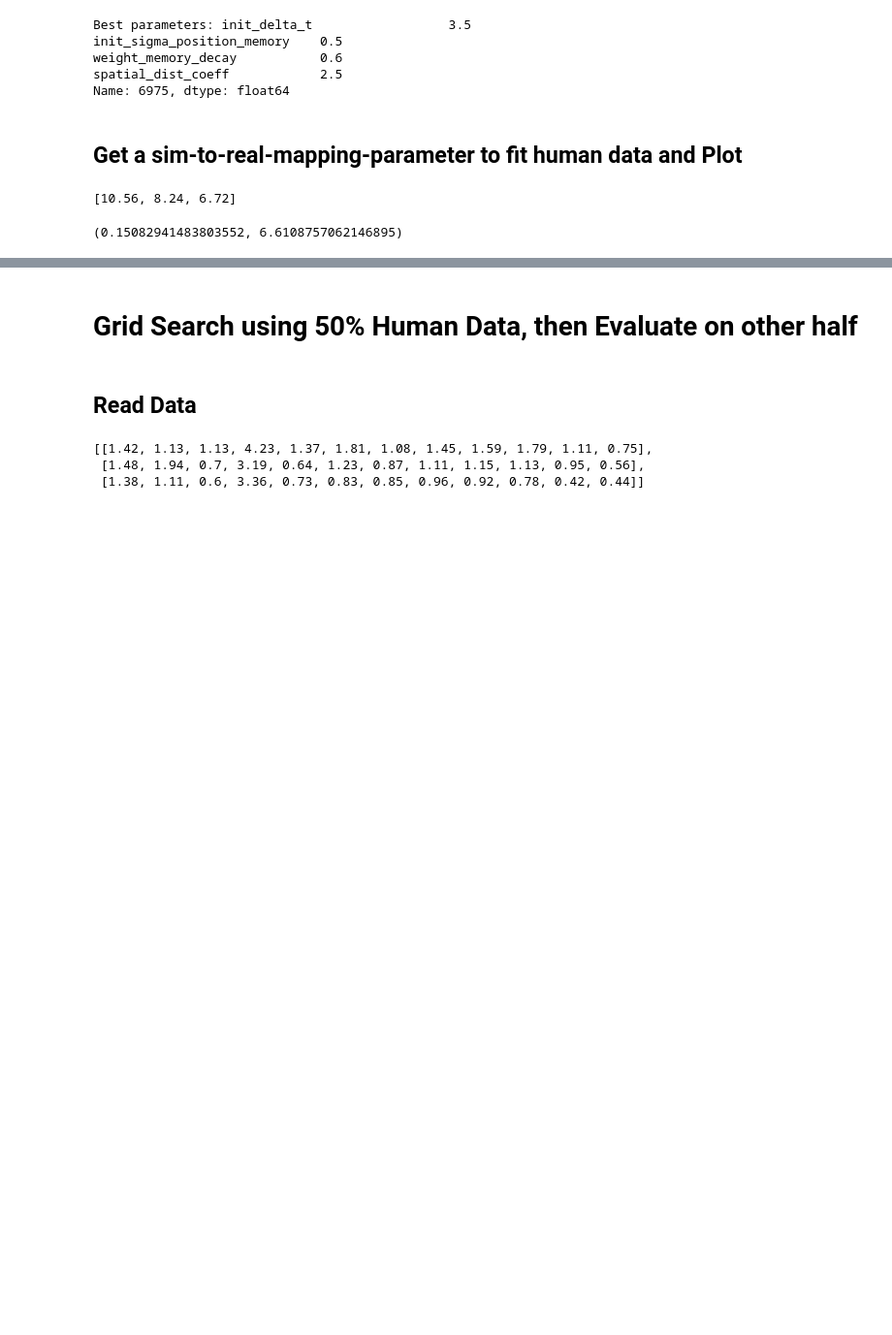
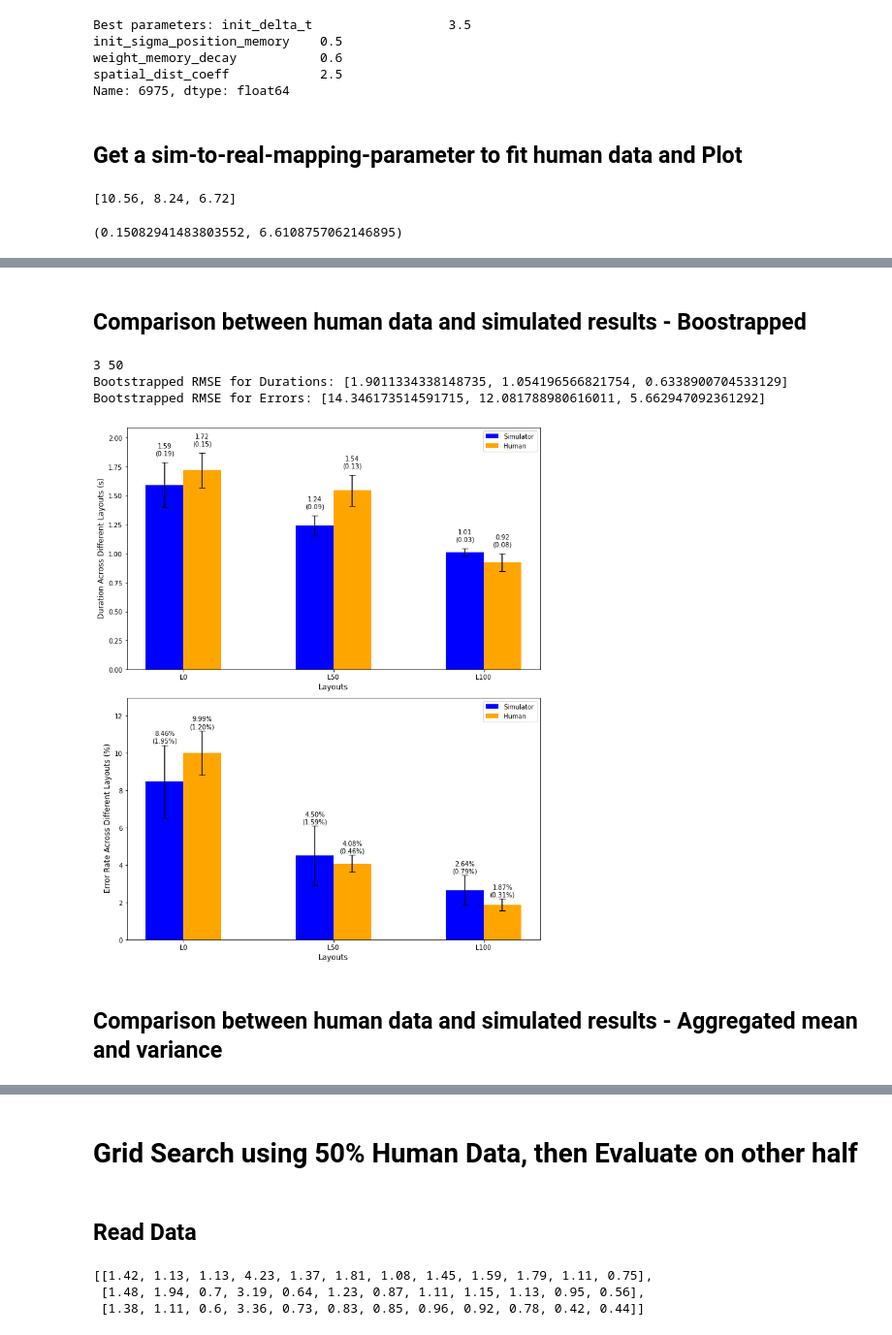
Before and after one commit to BaiYunpeng1949/heads-up-multitasker, a Jupyter notebook: huc/envs/mobile_reading/results/Grid Search.ipynb, the cells around one changed output, grey strips where cells are left out. Shown at 97% size. Cells and saved outputs as stored; diff of their text form; code cells hidden in the pictures; blank space fills up the shorter version.

```diff
--- a/huc/envs/mobile_reading/results/Grid Search.ipynb
+++ b/huc/envs/mobile_reading/results/Grid Search.ipynb
@@ -371,0 +290,39 @@ P-Value for Errors: [0.0001273957725735908, 0.00016090361385778795, 0.0017484040
+# %% [markdown]
+## Comparison between human data and simulated results - Boostrapped
+# %%
+def bootstrap_resample(data, n):
+    """ Bootstrap resample the data to have n points. """
+    return np.random.choice(data, n, replace=True)
+
+# Bootstrapping human data to match the length of simulated data
+bootstrapped_human_durations = [bootstrap_resample(human, len(sim)) for human, sim in zip(human_duration_data, sim_durations)]
+bootstrapped_human_errors = [bootstrap_resample(human, len(sim)) for human, sim in zip(human_error_data, sim_errors)]
+
+print(len(bootstrapped_human_durations), len(bootstrapped_human_durations[0]))
+
+# Computing RMSE for the bootstrapped data
+rmse_durations_bootstrap = [compute_rmse(human, sim) for human, sim in zip(bootstrapped_human_durations, sim_durations)]
+rmse_errors_bootstrap = [compute_rmse(human, sim) for human, sim in zip(bootstrapped_human_errors, sim_errors)]
+
+print("Bootstrapped RMSE for Durations:", rmse_durations_bootstrap)
+print("Bootstrapped RMSE for Errors:", rmse_errors_bootstrap)
+
+# Plot
+# Extract the data for each agent
+sim_duration_mean, sim_duration_sem = calculate_mean_and_sem(sim_durations)
+sim_error_mean, sim_error_sem = calculate_mean_and_sem(sim_errors)
+human_duration_mean, human_duration_sem = calculate_mean_and_sem(bootstrapped_human_durations)
+human_error_mean, human_error_sem = calculate_mean_and_sem(bootstrapped_human_errors)
+
+# Plot
+plot_comparison_bars([sim_duration_mean, sim_error_mean],
+                     [sim_duration_sem, sim_error_sem],
+                     [human_duration_mean, human_error_mean],
+                     [human_duration_sem, human_error_sem])
+# %% [output]
+3 50
+Bootstrapped RMSE for Durations: [1.9011334338148735, 1.054196566821754, 0.6338900704533129]
+Bootstrapped RMSE for Errors: [14.346173514591715, 12.081788980616011, 5.662947092361292]
+[figure, added]
+# %% [markdown]
+## Comparison between human data and simulated results - Aggregated mean and variance
```
Also changed, not shown: parts of 16 cells of this notebook.
